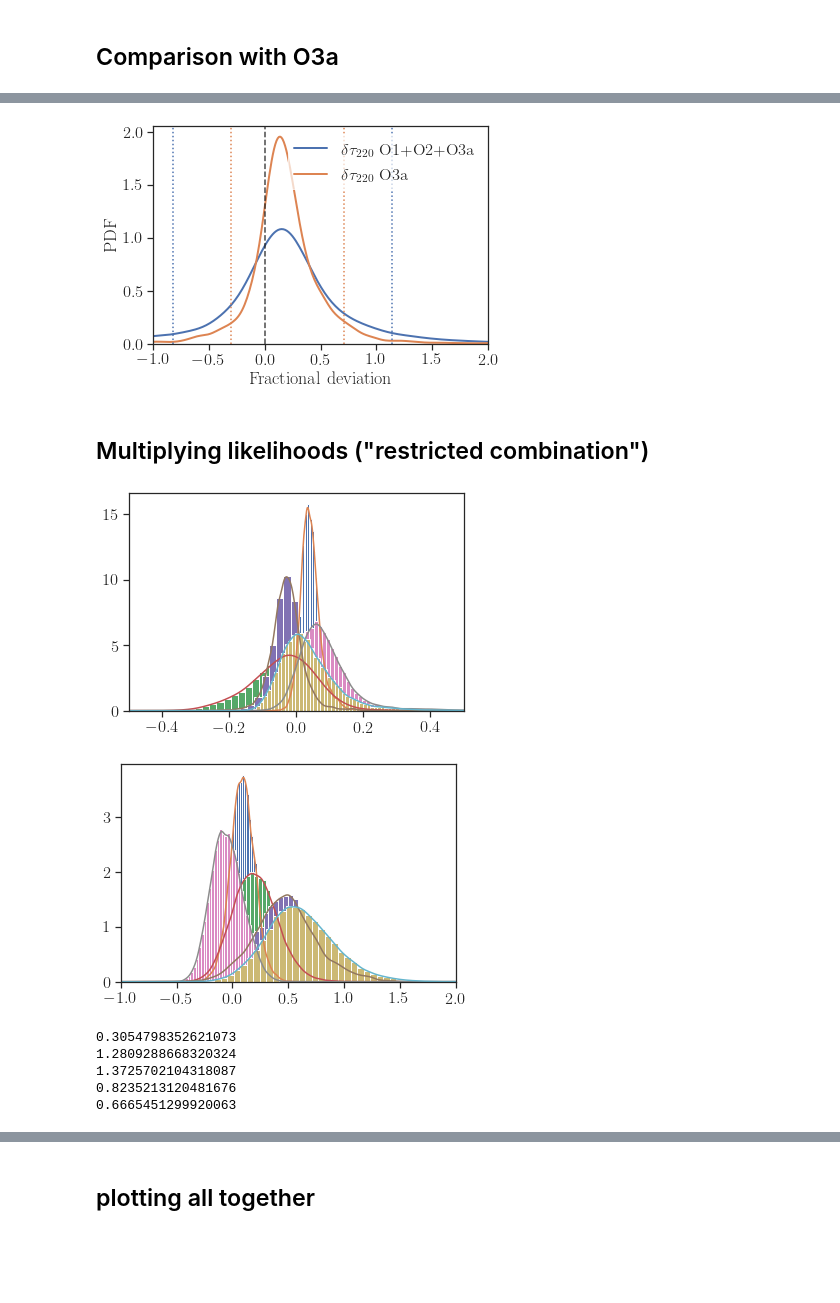
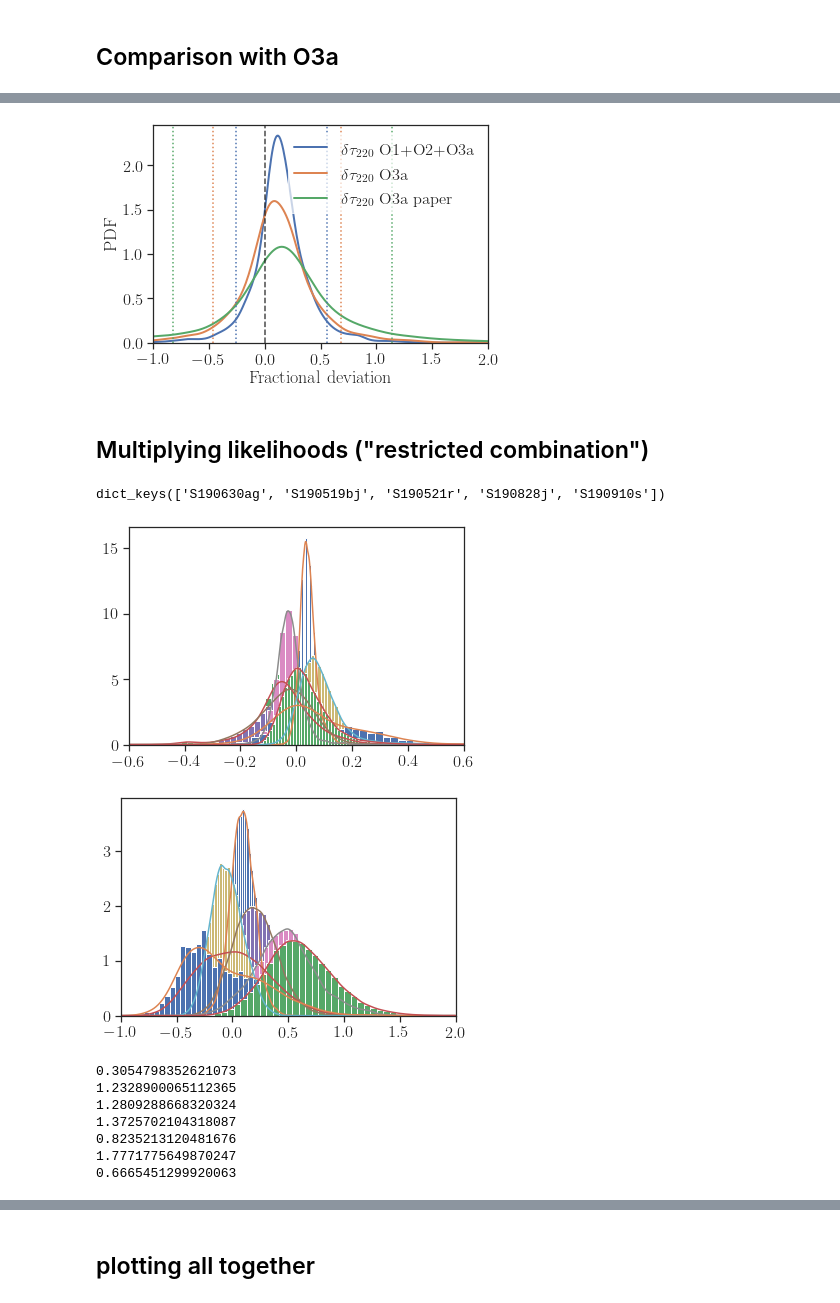
Before and after one commit to abhirup-ghosh/spinqnm, a Jupyter notebook: hierarchical_scripts/hier_rin.ipynb, the cells around one changed output, grey strips where cells are left out. Cells and saved outputs as stored; diff of their text form; code cells hidden in the pictures; blank space fills up the shorter version.

Commit message:
modifications to notebook for combining samples

```diff
--- a/hierarchical_scripts/hier_rin.ipynb
+++ b/hierarchical_scripts/hier_rin.ipynb
@@ -27,23 +27,20 @@ test = 'rin'
 
 # Input directory for individual samples from each run
 input_paths_dict = {
-    #'pyring': '/home/max.isi/papers/o3a-cbc-tgr/release/rin/{event}/rin_{event}_pyring_{par}.dat.gz',
-    #'pseob': '/home/max.isi/papers/o3a-cbc-tgr/release/rin/{event}/rin_{event}_pseobnrv4hm_{par}.dat.gz',
     'pseob': '/Users/richardbrito/Desktop/Projects/spinqnm/data/rin/{event}/rin_{event}_pseobnrv4hm_{par}.dat.gz',
+    'pseobO3a': '/Users/richardbrito/Desktop/Projects/spinqnm/data/rin/{event}/rin_{event}_pseobnrv4hm_{par}.dat.gz',
 }
 
 events_dict = {
-    #'pyring': None,
-    #'pseob': ['S190519bj', 'S190521r', 'S190910s']
-    #'pseob': ['GW150914', 'GW170104', 'GW170729','GW170814','GW170823','S190519bj','S190521r', 'S190910s']
-    #'pseob': ['GW150914', 'GW170104', 'GW170729','S190519bj','S190521r', 'S190910s']
-    'pseob': ['GW150914', 'GW170104', 'S190519bj','S190521r', 'S190910s']
+    'pseob': ['GW150914', 'GW170104', 'S190519bj','S190521r','S190630ag','S190828j', 'S190910s'],
+    'pseobO3a': ['S190519bj','S190521r','S190630ag','S190828j', 'S190910s']
+
 
 }
 
 params_dict = {
-    #'pyring': ['domega_221'],
     'pseob': ['domega_220', 'dtau_220'],
+    'pseobO3a': ['domega_220', 'dtau_220'],
 }
 
 LOAD_CACHE = False
@@ -54,6 +51,7 @@ FORCE_LOAD_DATA = True
 If previous results not found in disk, load `stan` model and fit it, looping over both ringdown analyses (`pyring` and `pseob`), whose parameters and events are defined above.
 # %%
 fits_dict = {}
+data = {}
 
 for run, input_path in input_paths_dict.items():
     print("Fitting run: %s\n-------------" % run)
@@ -69,28 +67,28 @@ for run, input_path in input_paths_dict.items():
         print("Created: %r" % cache_dir)
 
     # Attempt to load data and/or cached fit results
-    data, fits, paths = utils.load_data_fits(params, input_path,
+    data[run], fits, paths = utils.load_data_fits(params, input_path,
                                              cache=cache_path if LOAD_CACHE else '',
                                              force_load_data=FORCE_LOAD_DATA)
-    for param, samp_dict in data.items():
+    for param, samp_dict in data[run].items():
         print("Loaded %r samples from %i events." % (param, len(samp_dict)))
 
     loaded_cache = all([p in fits for p in params])
 
     # purge parameters for which no data was found
-    params = [p for p in params if len(data[p])>0]
-    for p in data.keys():
-        data = {k: v for k,v in data.items() if p in params}
+    params = [p for p in params if len(data[run][p])>0]
+    for p in data[run].keys():
+        data[run] = {k: v for k,v in data[run].items() if p in params}
         fits = {k: v for k,v in fits.items() if p in params}
         paths = {k: v for k,v in paths.items() if p in params}
 
     # only some events are good for combining, remove the rest
     if events_dict[run] is not None:
-        for p in data.keys():
-            for d in [data, paths]:
+        for p in data[run].keys():
+            for d in [data[run], paths]:
                 if p in d:
                     d[p] = {k: v for k,v in d[p].items() if k in events_dict[run]}
-            print("Kept %r samples from %i events." % (p, len(data[p])))
+            print("Kept %r samples from %i events." % (p, len(data[run][p])))
 
     # If population fit not pre-loaded from disk, load Stan model and fit it.
     try:
@@ -104,7 +102,7 @@ for run, input_path in input_paths_dict.items():
             model = None
 
     # Fit it! (only if needed: `fit_all` checks whether fit already exists)
-    fits = utils.fit_all(data, fits=fits, model=model, cache=cache_path)
+    fits = utils.fit_all(data[run], fits=fits, model=model, cache=cache_path)
     if cache_path and not loaded_cache:
         utils.save_cache(fits, cache_path, paths=paths)
     fits_dict[run] = fits
@@ -226,19 +260,26 @@ xlim = [-1, 2]
 
 c0 = sns.color_palette()[0]
 c1 = sns.color_palette()[1]
+c2 = sns.color_palette()[2]
 
 l0 = r'$\delta \tau_{220}$ O1+O2+O3a'
 l1 = r'$\delta \tau_{220}$ O3a'
-x0 = O3adtau220
-x1 = fits['dtau_220']['pop']
+l2 = r'$\delta \tau_{220}$ O3a paper'
+
+x0 = fits_dict['pseob']['dtau_220']['pop']
+x1 = fits_dict['pseobO3a']['dtau_220']['pop']
+x2=  O3adtau220
 
 sns.distplot(x0, label=l0, hist=False,kde_kws={'gridsize': 500, 'lw': 2},hist_kws={'range': xlim}, color=c0)
 sns.distplot(x1, label=l1, hist=False,kde_kws={'gridsize': 500, 'lw': 2},hist_kws={'range': xlim}, color=c1)
+sns.distplot(x2, label=l2, hist=False,kde_kws={'gridsize': 500, 'lw': 2},hist_kws={'range': xlim}, color=c2)
 
 gca().axvline(percentile(x0, 5), ls=':', c=c0)
 gca().axvline(percentile(x0, 95), ls=':', c=c0)
 gca().axvline(percentile(x1, 5), ls=':', c=c1)
 gca().axvline(percentile(x1, 95), ls=':', c=c1)
+gca().axvline(percentile(x2, 5), ls=':', c=c2)
+gca().axvline(percentile(x2, 95), ls=':', c=c2)
 gca().axvline(0, c='k', ls='--', alpha=0.8)
 plt.xlim(*xlim)
 plt.xlabel(r'Fractional deviation')
@@ -246,17 +287,21 @@ plt.ylabel('PDF')
 plt.legend(framealpha=0.7, edgecolor='w')
 plt.show()
 # %% [output]
-[figure, old version]
+[figure, new version]
 # %% [markdown]
 ## Multiplying likelihoods ("restricted combination")
 # %%
 from sklearn.neighbors import KernelDensity
+# %%
+data['pseobO3a']['domega_220'].keys()
+# %% [output]
+dict_keys(['S190630ag', 'S190519bj', 'S190521r', 'S190828j', 'S190910s'])
 # %%
-for event in data['domega_220'].keys():
+for event in data['pseob']['domega_220'].keys():
 
-    data0=data['domega_220'][event]
+    data0=data['pseob']['domega_220'][event]
 
-    plt.hist(data0, bns=80,density=True)
+    plt.hist(data0, bins=80,density=True)
     x =  np.linspace(-1,1,1000)[:, np.newaxis]
 
     bw = 1.06 * data0.std() * data0.size ** (-1 / 5.) #Silverman's rule of thumb
@@ -265,39 +310,41 @@ for event in data['domega_220'].keys():
 
     plt.plot(x,np.exp(log_dens0))
 
-    plt.xlim([-0.5,0.5])
+    plt.xlim([-0.6,0.6])
 
 plt.show()
 # %% [output]
-[figure, old version]
+[figure, new version]
 # %%
-for event in data['dtau_220'].keys():
+for event in data['pseob']['dtau_220'].keys():
 
-    data0=data['dtau_220'][event]
+    data0=data['pseob']['dtau_220'][event]
 
     plt.hist(data0, bins=50,density=True)
     x =  np.linspace(-1,2,1000)[:, np.newaxis]
 
     bw = 1.06 * data0.std() * data0.size ** (-1 / 5.) #Silverman's rule of thumb
     kde0 = KernelDensity(kernel='gaussian', bandwidth=bw).fit(data0.reshape(-1, 1))
     log_dens0 = kde0.score_samples(x)
 
     plt.plot(x,np.exp(log_dens0))
 
     plt.xlim([-1,2])
 
 plt.show()
 # %% [output]
-[figure, old version]
+[figure, new version]
 # %%
-for event in data['domega_220'].keys():
+for event in data['pseob']['domega_220'].keys():
 
-        print(max(data['domega_220'][event]))
+        print(max(data['pseob']['domega_220'][event]))
 # %% [output]
 0.3054798352621073
+1.2328900065112365
 1.2809288668320324
 1.3725702104318087
 0.8235213120481676
+1.7771775649870247
 0.6665451299920063
 # %%
 x =  np.linspace(-0.9,1.5, 10000)[:, np.newaxis]
```
Also changed, not shown: parts of 17 cells of this notebook.
